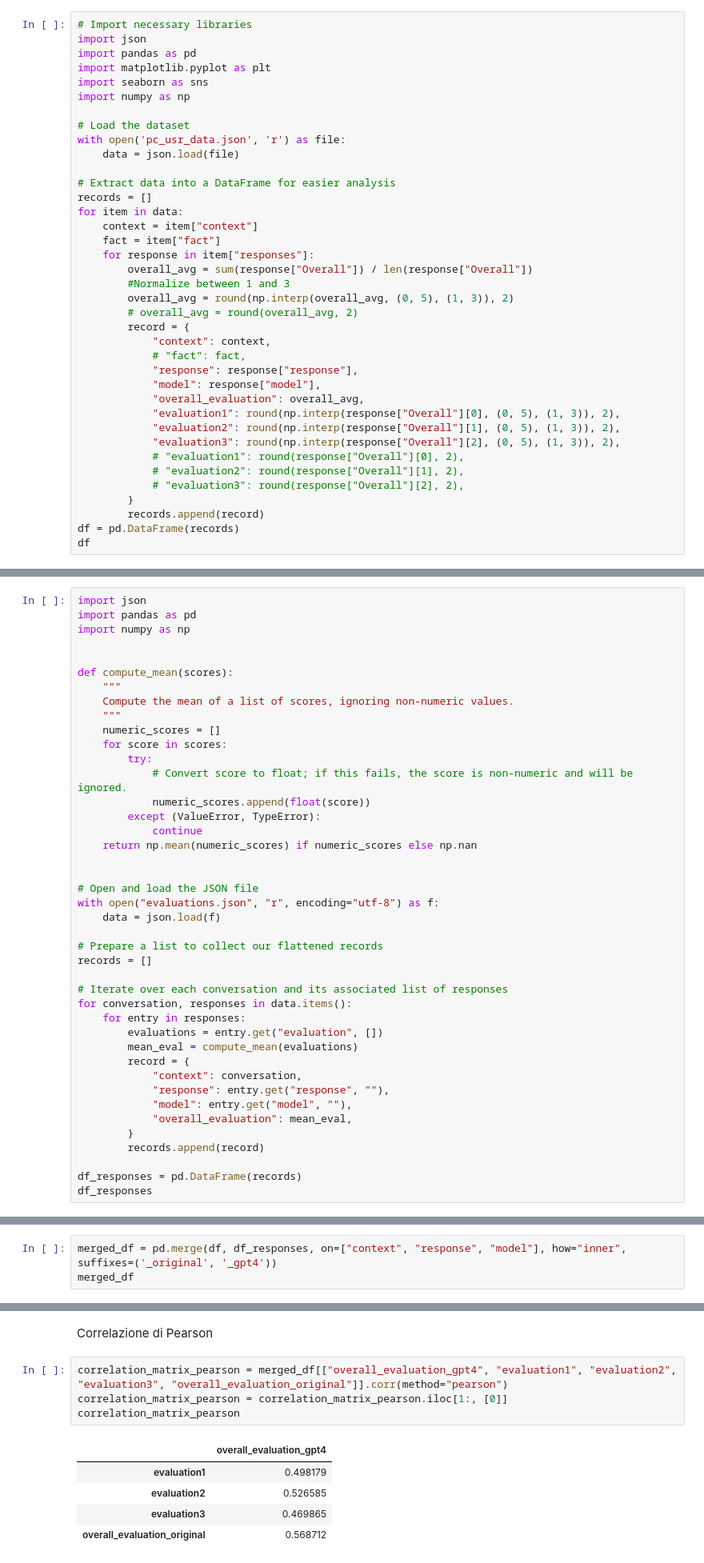
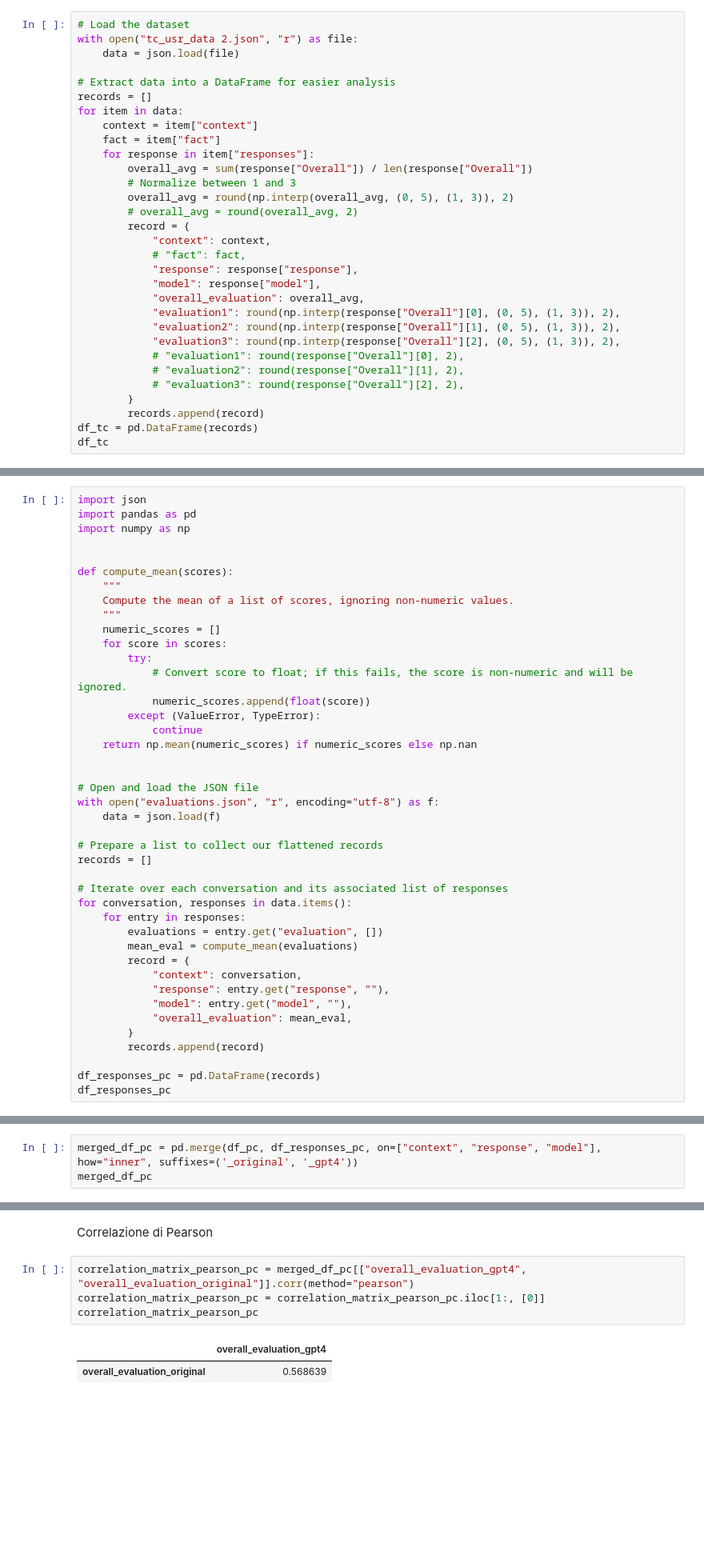
Before and after one commit to AndreaAmorosini/g-eval_persona-chat, a Jupyter notebook: data_explorer.ipynb, the cells around one changed output, grey strips where cells are left out. Shown at 80% size. Cells and saved outputs as stored; diff of their text form; blank space fills up the shorter version.

```diff
--- a/data_explorer.ipynb
+++ b/data_explorer.ipynb
@@ -3,13 +57,6 @@ Dataset Originale
 # %%
-# Import necessary libraries
-import json
-import pandas as pd
-import matplotlib.pyplot as plt
-import seaborn as sns
-import numpy as np
-
 # Load the dataset
-with open('pc_usr_data.json', 'r') as file:
+with open("tc_usr_data 2.json", "r") as file:
     data = json.load(file)
 
 # Extract data into a DataFrame for easier analysis
@@ -19,7 +66,7 @@ for item in data:
     fact = item["fact"]
     for response in item["responses"]:
         overall_avg = sum(response["Overall"]) / len(response["Overall"])
-        #Normalize between 1 and 3
+        # Normalize between 1 and 3
         overall_avg = round(np.interp(overall_avg, (0, 5), (1, 3)), 2)
         # overall_avg = round(overall_avg, 2)
         record = {
@@ -36,7 +83,7 @@ for item in data:
             # "evaluation3": round(response["Overall"][2], 2),
         }
         records.append(record)
-df = pd.DataFrame(records)
-df
+df_tc = pd.DataFrame(records)
+df_tc
 # %% [output]
 |  | context | response | model | overall_evaluation | evaluation1 | evaluation2 | evaluation3 |
@@ -163,8 +269,8 @@ for conversation, responses in data.items():
         }
         records.append(record)
 
-df_responses = pd.DataFrame(records)
-df_responses
+df_responses_pc = pd.DataFrame(records)
+df_responses_pc
 # %% [output]
 |  | context | response | model | overall_evaluation |
 | 0 | hi there how are you doing this e... | ha ha i'm so shy\n | Original Ground Truth | 2.00 |
@@ -182,7 +414,7 @@ df_responses
 # %% [markdown]
 Dataset Unificato
 # %%
-merged_df = pd.merge(df, df_responses, on=["context", "response", "model"], how="inner", suffixes=('_original', '_gpt4'))
-merged_df
+merged_df_pc = pd.merge(df_pc, df_responses_pc, on=["context", "response", "model"], how="inner", suffixes=('_original', '_gpt4'))
+merged_df_pc
 # %% [output]
 |  | context | response | model | overall_evaluation_original | evaluation1 | evaluation2 | evaluation3 | ... |
@@ -201,12 +479,9 @@ merged_df
 # %% [markdown]
 Correlazione di Pearson
 # %%
-correlation_matrix_pearson = merged_df[["overall_evaluation_gpt4", "evaluation1", "evaluation2", "evaluation3", "overall_evaluation_original"]].corr(method="pearson")
-correlation_matrix_pearson = correlation_matrix_pearson.iloc[1:, [0]]
-correlation_matrix_pearson
+correlation_matrix_pearson_pc = merged_df_pc[["overall_evaluation_gpt4", "overall_evaluation_original"]].corr(method="pearson")
+correlation_matrix_pearson_pc = correlation_matrix_pearson_pc.iloc[1:, [0]]
+correlation_matrix_pearson_pc
 # %% [output]
 |  | overall_evaluation_gpt4 |
-| evaluation1 | 0.498179 |
-| evaluation2 | 0.526585 |
-| evaluation3 | 0.469865 |
-| overall_evaluation_original | 0.568712 |
+| overall_evaluation_original | 0.568639 |
```
Also changed, not shown: parts of 26 cells of this notebook, 1 other file.
